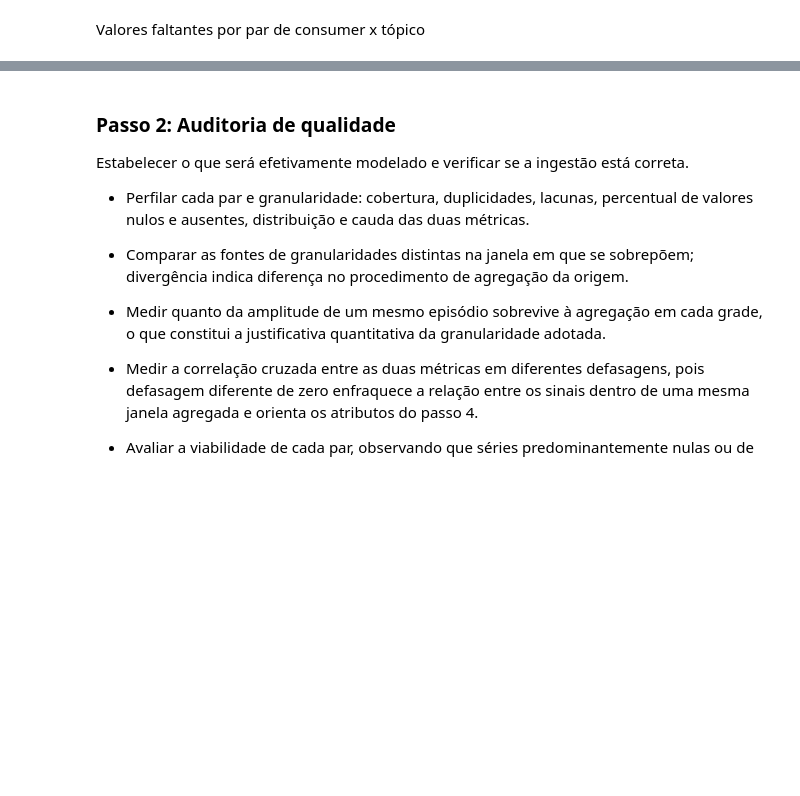
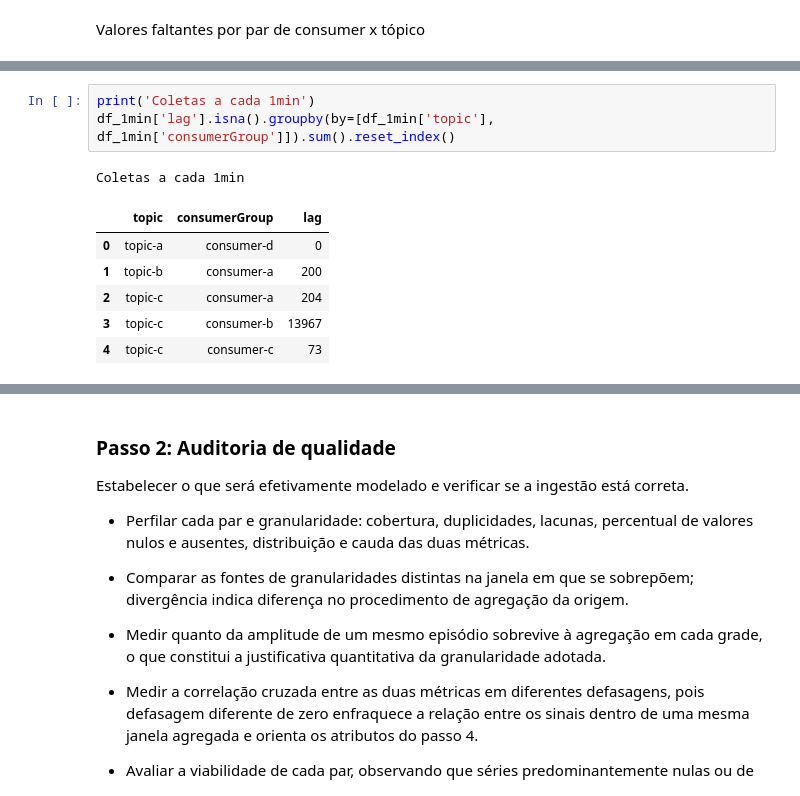
Before and after one commit to AdaLimana/pos-ia, a Jupyter notebook: poc-02/notebook.ipynb, the cells around one changed output, grey strips where cells are left out. Drawn from its saved outputs; the diff is of its cells as text; blank space fills up the shorter version.

```diff
--- a/poc-02/notebook.ipynb
+++ b/poc-02/notebook.ipynb
@@ -87,0 +126,11 @@ Name: lag, dtype: int64
+# %%
+print('Coletas a cada 1min')
+df_1min['lag'].isna().groupby(by=[df_1min['topic'], df_1min['consumerGroup']]).sum().reset_index()
+# %% [output]
+Coletas a cada 1min
+|  | topic | consumerGroup | lag |
+| 0 | topic-a | consumer-d | 0 |
+| 1 | topic-b | consumer-a | 200 |
+| 2 | topic-c | consumer-a | 204 |
+| 3 | topic-c | consumer-b | 13967 |
+| 4 | topic-c | consumer-c | 73 |
```
Also changed, not shown: parts of 15 cells of this notebook, 4 other files.
